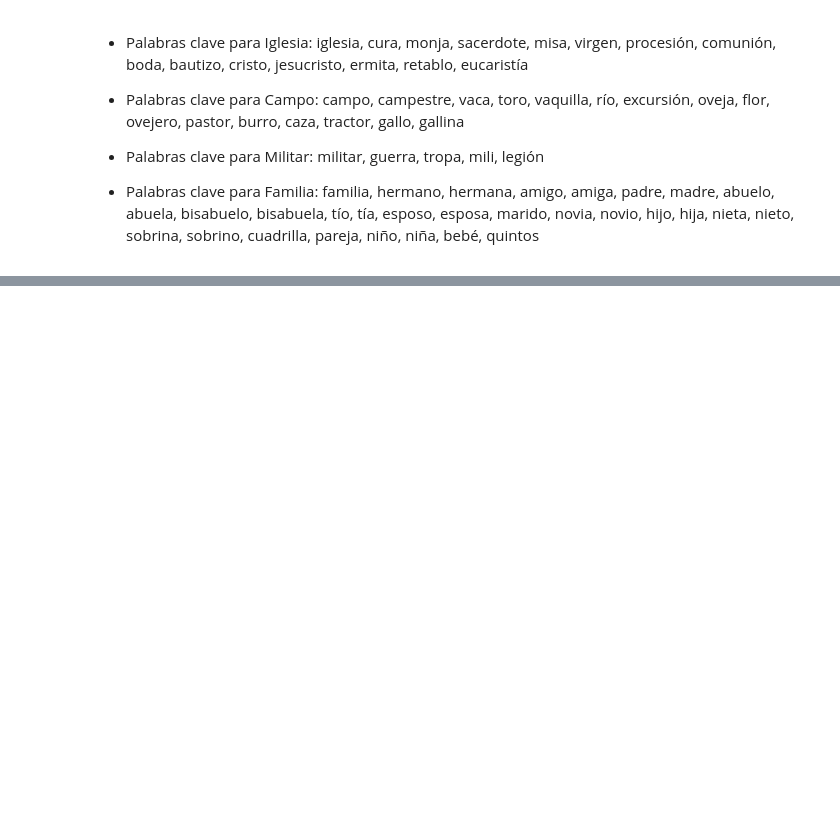
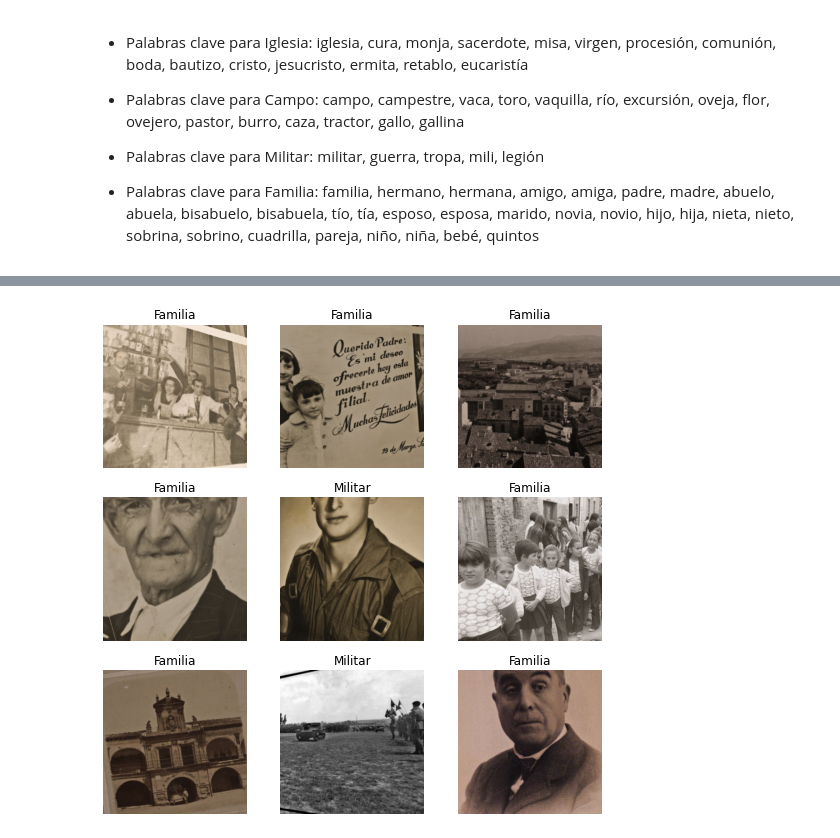
Before and after one commit to IA2021UR/trabajo-ia-en-la-comunidad-de-la-rioja-equipo-7, a Jupyter notebook: ClasificacionImagenesAntiguas.ipynb, the cells around one changed output, grey strips where cells are left out. Cells and saved outputs as stored; diff of their text form; code cells hidden in the pictures; blank space fills up the shorter version.

```diff
--- a/ClasificacionImagenesAntiguas.ipynb
+++ b/ClasificacionImagenesAntiguas.ipynb
@@ -228,3 +246,9 @@ db = DataBlock(blocks = (ImageBlock, CategoryBlock),
                  get_y=parent_label,
                  item_tfms = Resize(512),
                  batch_tfms=aug_transforms(size=256,min_scale=0.75))
+# %%
+dls = db.dataloaders(path, bs=64)
+# %%
+dls.show_batch(max_n=9)
+# %% [output]
+[figure, added]
```
Also changed, not shown: parts of 11 cells of this notebook.
